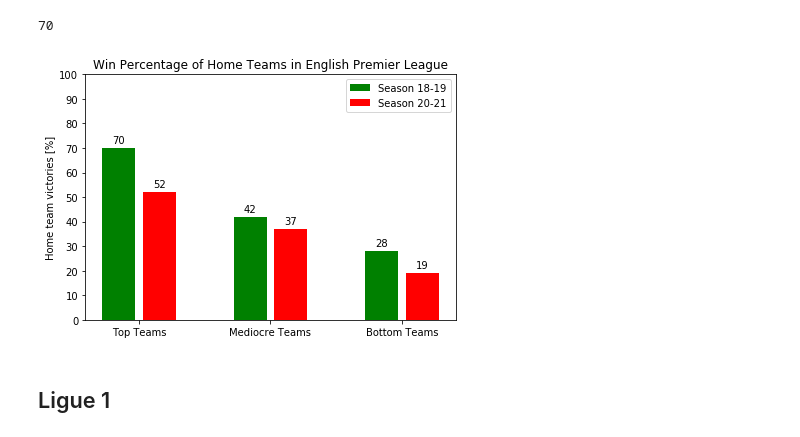
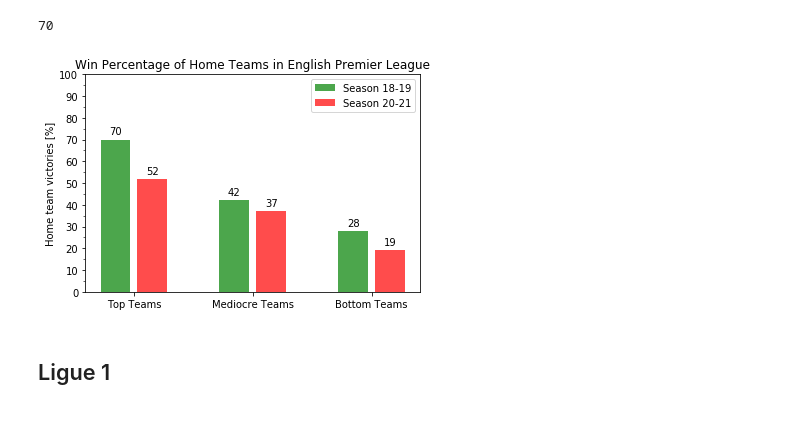
Before and after one commit to cina-r/Soccer_Home_Advantage, a Jupyter notebook: home_advantage.ipynb, the cells around one changed output. Drawn from its saved outputs; the diff is of its cells as text; code cells hidden in the pictures.

Commit message:
Prettify plots

```diff
--- a/home_advantage.ipynb
+++ b/home_advantage.ipynb
@@ -340,44 +340,46 @@ x = np.arange(len(labels))  # the label locations
 width = 0.25  # the width of the bars
 
 fig, ax = plt.subplots()
-rects1 = ax.bar(x - width/2 - 0.03, values_18, width, label='Season 18-19', color='Green')
-rects2 = ax.bar(x + width/2 + 0.03, values_20, width, label='Season 20-21', color='Red')
+rects1 = ax.bar(x - width/2 - 0.03, values_18, width, label='Season 18-19', color='Green', alpha=0.7)
+rects2 = ax.bar(x + width/2 + 0.03, values_20, width, label='Season 20-21', color='Red', alpha=0.7)
 
 # Add some text for labels, title and custom x-axis tick labels, etc.
 ax.set_ylabel('Home team victories [%]')
 # ax.set_title('Scores by group and gender')
 ax.set_xticks(x)
 ax.set_xticklabels(labels)
 # ax.set_ylim(0, 100)
 plt.yticks(np.arange(0, 110, 10))
+ax.yaxis.set_minor_locator(tck.MultipleLocator(5))
 ax.legend()
 
 
 def autolabel(rects):
     """Attach a text label above each bar in *rects*, displaying its height."""
     for rect in rects:
         height = rect.get_height()
         ax.annotate('{}'.format(height),
                     xy=(rect.get_x() + rect.get_width() / 2, height),
                     xytext=(0, 3),  # 3 points vertical offset
                     textcoords="offset points",
                     ha='center', va='bottom')
 
 autolabel(rects1)
 autolabel(rects2)
 
 
 # ratio_avg_18 = sum(dict_home_18.values()) / len(dict_home_18)
 # ratio_avg_20 = sum(dict_home_20.values()) / len(dict_home_20)
 # plt.axhline(y=ratio_avg_18, color="green", linestyle="--", alpha=0.7)
 # plt.axhline(y=ratio_avg_20, color="red", linestyle="--", alpha=0.7)
 
 
-fig.tight_layout()
+# fig.tight_layout()
 plt.title('Win Percentage of Home Teams in English Premier League')
-plt.show()
+plt.savefig('epl_top_medi_bottom.png')
+# plt.show()
 # %% [output]
-[figure, old version]
+[figure, new version]
 # %% [markdown]
 ## Ligue 1
 # %%
```
Also changed, not shown: parts of 2 cells of this notebook.
